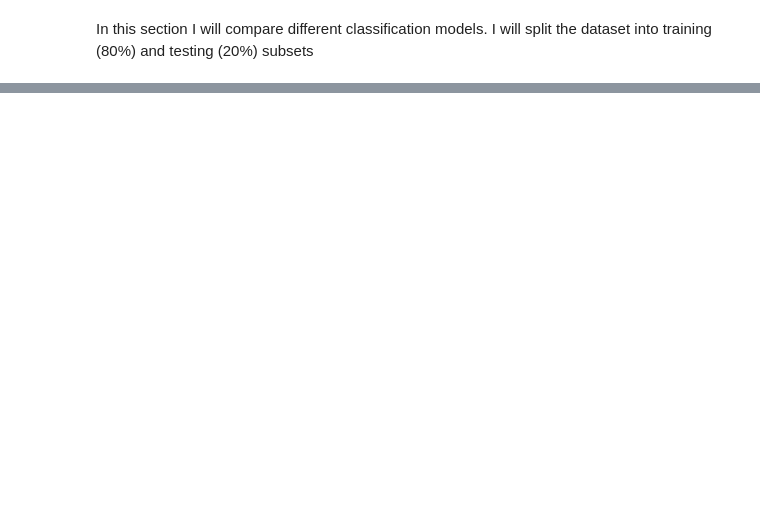
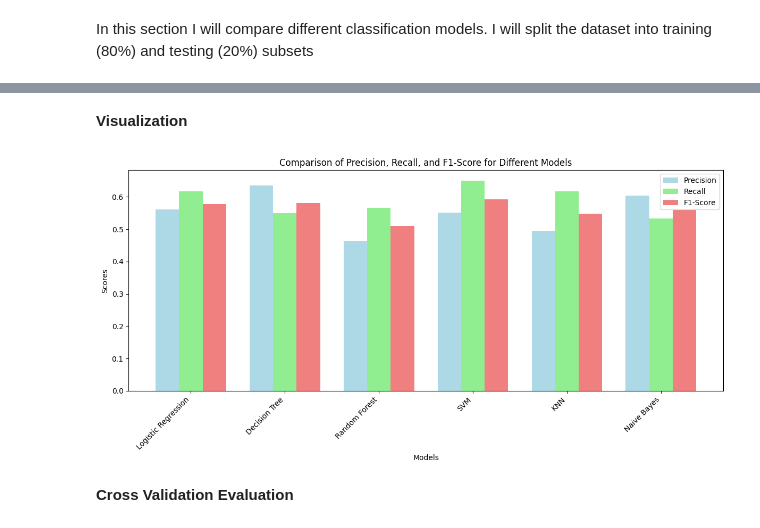
Before and after one commit to AdamTMU/CIND820, a Jupyter notebook: Capstone_Project_CIND820.ipynb, the cells around one changed output, grey strips where cells are left out. Saved outputs shown, nothing was run; the diff lists cells and outputs as text; code cells hidden in the pictures; blank space fills up the shorter version.

```diff
--- a/Capstone_Project_CIND820.ipynb
+++ b/Capstone_Project_CIND820.ipynb
@@ -361,0 +536,52 @@ KNeighborsClassifier does not accept missing values encoded as NaN natively. For
+# %% [markdown]
+**Visualization**
+# %%
+# Store the metrics
+precision_scores = []
+recall_scores = []
+f1_scores = []
+model_names = []
+
+# Calculate Precision, Recall, and F1 for each model
+for model_name, model in models.items():
+    y_pred = model.predict(X_test)
+
+    # Changed 'binary' to 'weighted' for multiclass classification
+    precision = precision_score(y_test, y_pred, average='weighted')
+    recall = recall_score(y_test, y_pred, average='weighted')
+    f1 = f1_score(y_test, y_pred, average='weighted')
+
+    precision_scores.append(precision)
+    recall_scores.append(recall)
+    f1_scores.append(f1)
+    model_names.append(model_name)
+
+# Plotting the bar charts for Precision, Recall, and F1-Score
+x = np.arange(len(models))  # The label locations
+width = 0.25  # The width of the bars
+
+fig, ax = plt.subplots(figsize=(12, 6))
+
+# Plot bars for Precision, Recall, and F1-Score
+ax.bar(x - width, precision_scores, width, label='Precision', color='lightblue')
+ax.bar(x, recall_scores, width, label='Recall', color='lightgreen')
+ax.bar(x + width, f1_scores, width, label='F1-Score', color='lightcoral')
+
+# Add labels, title, and custom x-ticks
+ax.set_xlabel('Models')
+ax.set_ylabel('Scores')
+ax.set_title('Comparison of Precision, Recall, and F1-Score for Different Models')
+ax.set_xticks(x)
+ax.set_xticklabels(model_names)
+
+# Add a legend
+ax.legend()
+
+# Display the plot
+plt.xticks(rotation=45, ha='right')
+plt.tight_layout()
+plt.show()
+# %% [output]
+[figure, added]
+# %% [markdown]
+**Cross Validation Evaluation**
```
Also changed, not shown: parts of 30 cells of this notebook.
